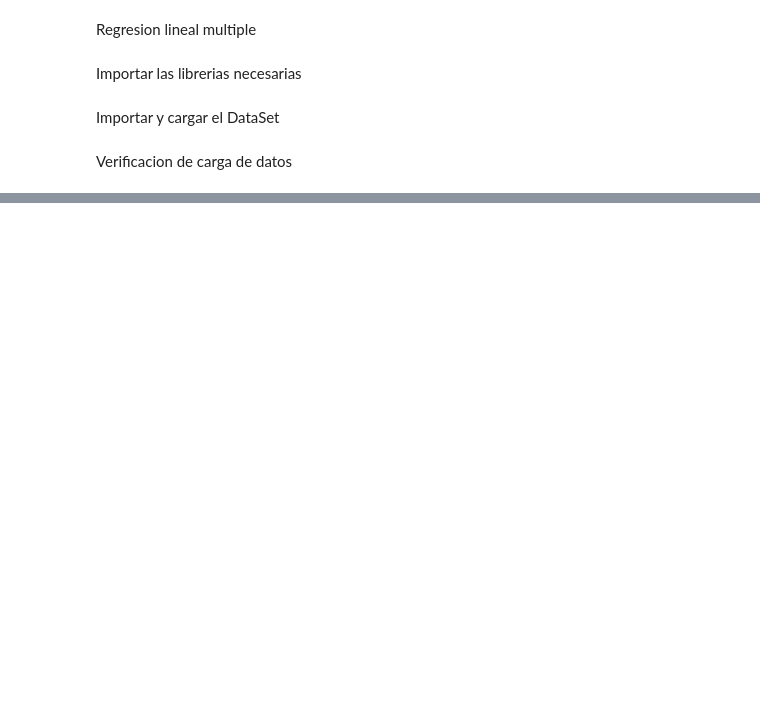
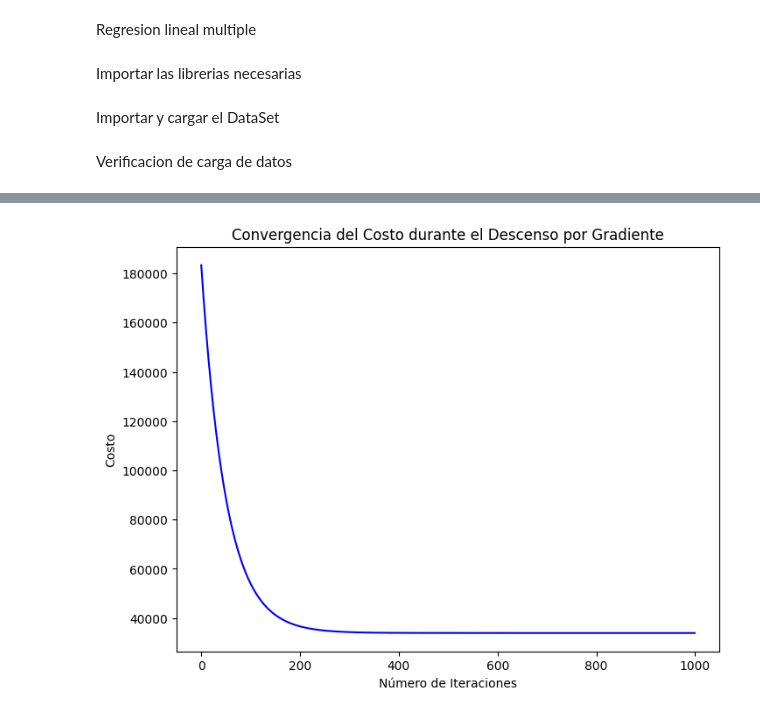
Before and after one commit to JhendeFR/Inteligencia-artificial, a Jupyter notebook: Regresion lineal multiple/lab01.ipynb, the cells around one changed output, grey strips where cells are left out. Cells and saved outputs as stored; diff of their text form; code cells hidden in the pictures; blank space fills up the shorter version.

```diff
--- a/Regresion lineal multiple/lab01.ipynb
+++ b/Regresion lineal multiple/lab01.ipynb
@@ -52,0 +72,4 @@ plt.show()
+# %%
+X_intercept = np.c_[np.ones((X_normalized.shape[0], 1)), X_normalized]  # Con np.c_ concatenamos los arrays y con np.ones añadimos una columna de 1's a X_normalized
+dataclean_intercept = pd.DataFrame(X_intercept, columns=["Intercept"] + column_names)
+dataclean_intercept
@@ -52,0 +113,30 @@ plt.show()
+# %%
+def gradient_descent(X, y, theta, alpha, num_iters):
+    m = len(y)
+    cost_history = []
+
+    for i in range(num_iters):
+        h = hypothesis(X, theta)
+        error = h - y
+        gradient = (1/m) * np.dot(X.T, error)
+        theta = theta - alpha * gradient
+        cost = compute_cost(X, y, theta)
+        cost_history.append(cost)
+
+        # Opcional: imprimir el costo cada cierta cantidad de iteraciones
+        if i % 100 == 0:
+            print(f"Iteración {i}: Costo {cost}")
+
+    return theta, cost_history
+# %%
+#Ejecucion del algoritmo
+# Hiperparámetros
+alpha = 0.01  # Tasa de aprendizaje
+num_iters = 1000  # Número de iteraciones
+
+# Ejecutar el algoritmo
+theta_final, cost_history = gradient_descent(X_intercept, y, theta, alpha, num_iters)
+
+print("Parámetros finales (θ):")
+for name, coef in zip(["Intercept"] + column_names, theta_final):
+    print(f"{name}: {coef}")
@@ -52,0 +161,11 @@ plt.show()
+# %%
+import matplotlib.pyplot as plt
+
+plt.figure(figsize=(8,6))
+plt.plot(range(num_iters), cost_history, color='blue')
+plt.title("Convergencia del Costo durante el Descenso por Gradiente")
+plt.xlabel("Número de Iteraciones")
+plt.ylabel("Costo")
+plt.show()
+# %% [output]
+[figure, added]
```
Also changed, not shown: parts of 18 cells of this notebook, 1 other file.
